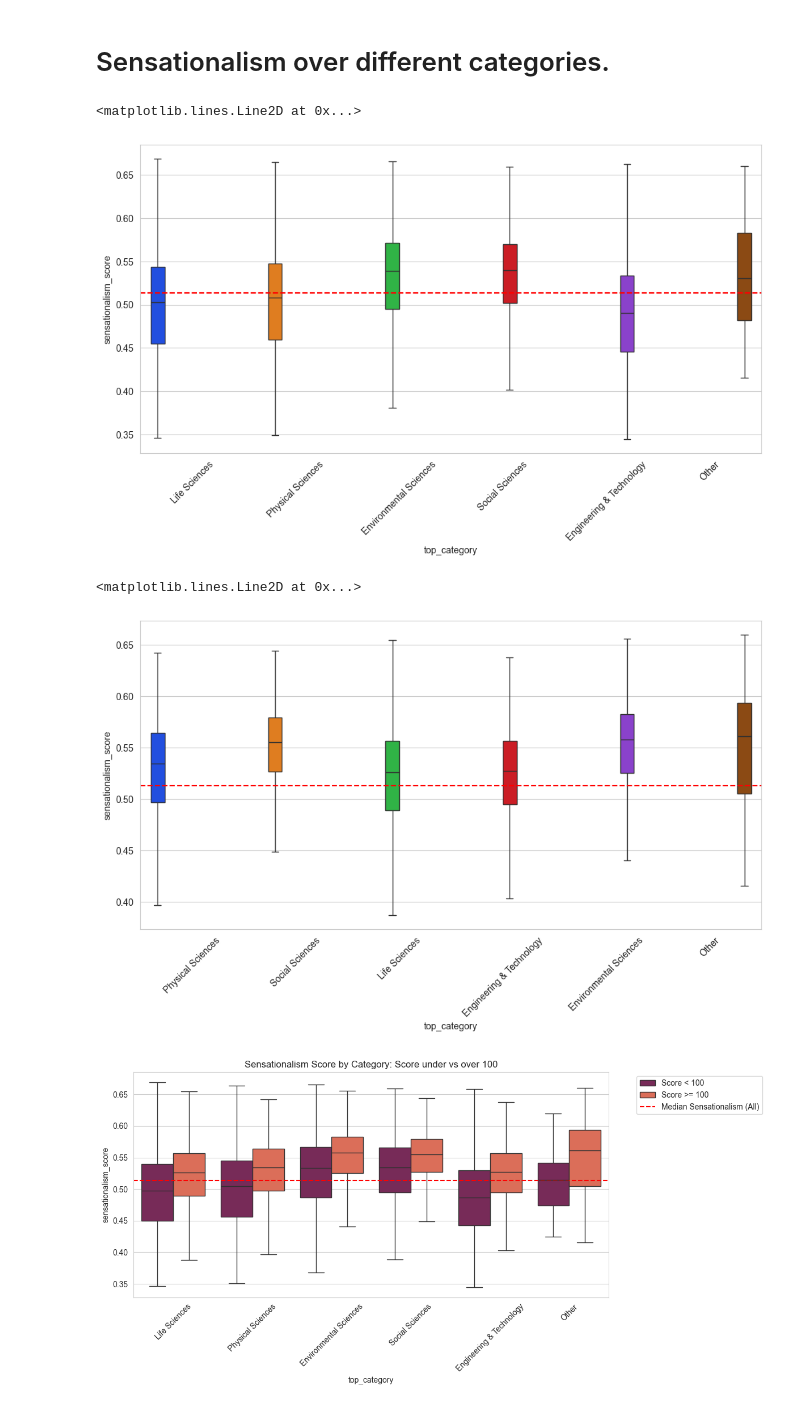
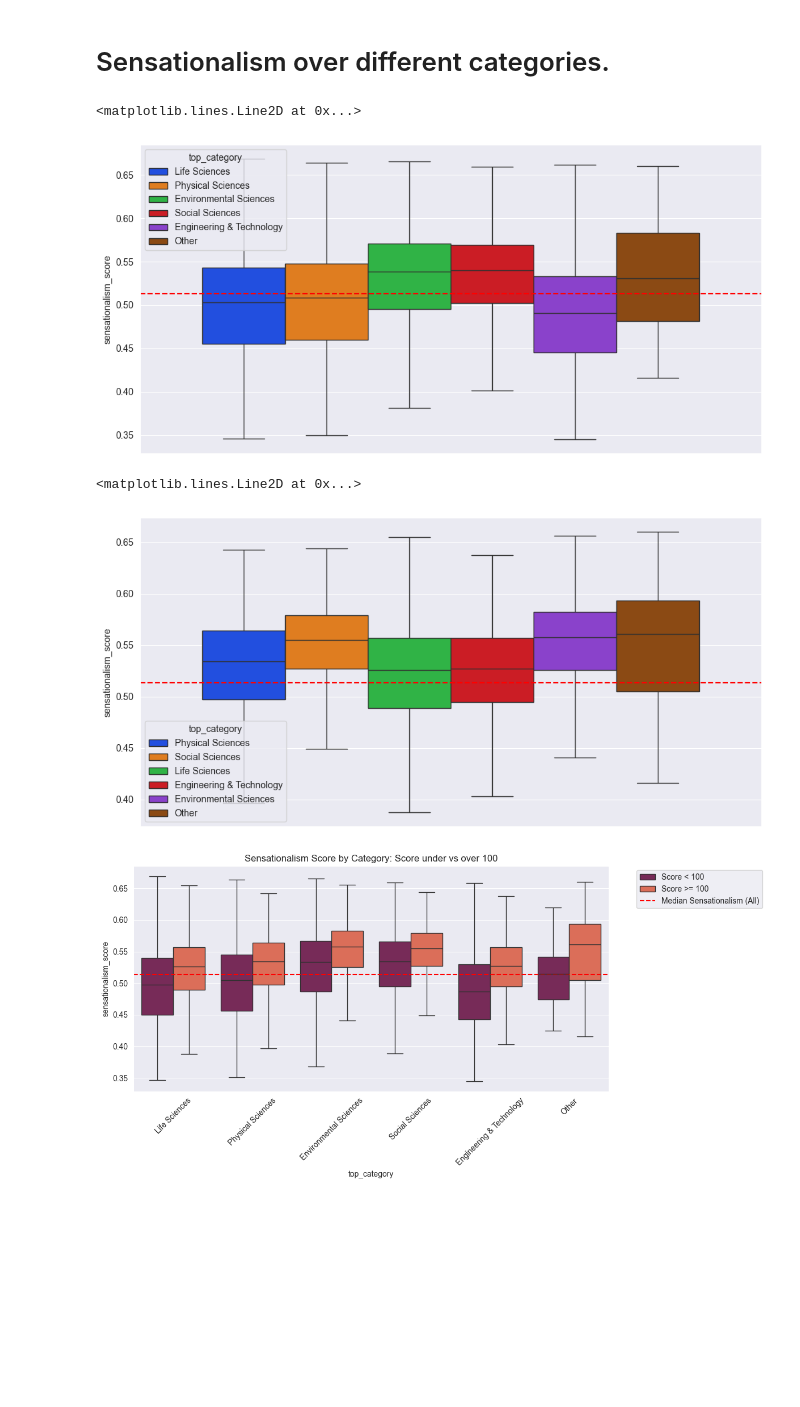
Before and after one commit to vetlewj/algorithmic-media, a Jupyter notebook: sensationalism_metric/sensationalism_analysis.ipynb, the cells around one changed output. Saved outputs shown, nothing was run; the diff lists cells and outputs as text; code cells hidden in the pictures; blank space fills up the shorter version.

```diff
--- a/sensationalism_metric/sensationalism_analysis.ipynb
+++ b/sensationalism_metric/sensationalism_analysis.ipynb
@@ -6,6 +6,7 @@ import seaborn as sns
 
 df = pd.read_csv("../data/combined_for_analysis_sensationalism_jargon_categories_domain_labels.csv")
 df["log_score"] = np.log(df["score"] + 1)
+df.dropna(inplace=True)
 df.info()
 # %% [output]
 <class 'pandas.core.frame.DataFrame'>
@@ -91,0 +127,6 @@ Too high variance in the data to see a clear trend over the months. Seems to be
+# %%
+yearly_averages = df.groupby("year")["sensationalism_score"].mean()
+df["sens_norm_year"] = df.apply(
+    lambda x : x["sensationalism_score"] - yearly_averages[x["year"]],
+    axis=1
+)
@@ -111,22 +156,22 @@ median_df = pd.DataFrame({
 })
 # %%
 plt.figure(figsize=(12, 6))
-sns_plot = sns.boxplot(data=df,
-                       x="top_category",
+sns.boxplot(data=df,
+                       #x="top_category",
                        y="sensationalism_score",
                        palette="bright",
                        hue="top_category",
                        dodge=True,
                         showfliers=False)
 plt.xticks(rotation=45)
 plt.axhline(df["sensationalism_score"].median(), color='r', linestyle='--')
 # %% [output]
 <matplotlib.lines.Line2D at 0x...>
-[figure, old version]
+[figure, new version]
 # %%
 plt.figure(figsize=(12, 6))
-sns_plot = sns.boxplot(data=df[df["score"] >= 100],
-                       x="top_category",
+sns.boxplot(data=df[df["score"] >= 100],
+                       #x="top_category",
                        y="sensationalism_score",
                        palette="bright",
                        hue="top_category",
@@ -136,7 +181,7 @@ plt.xticks(rotation=45)
 plt.axhline(df["sensationalism_score"].median(), color='r', linestyle='--')
 # %% [output]
 <matplotlib.lines.Line2D at 0x...>
-[figure, old version]
+[figure, new version]
 # %%
 df_high_score = df[df["score"] >= 100].copy()
 df_low_score = df[df["score"] < 100].copy()
```
Also changed, not shown: parts of 16 cells of this notebook, 1 other file.
